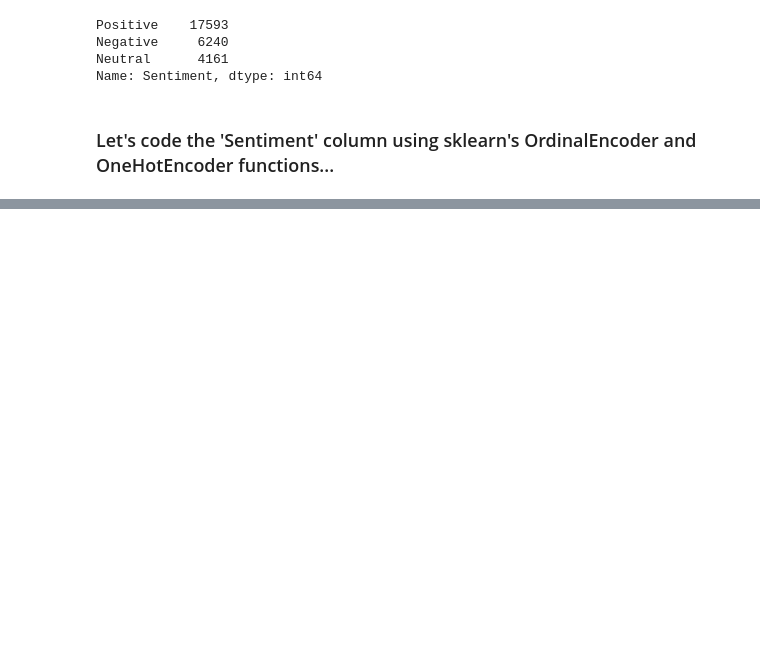
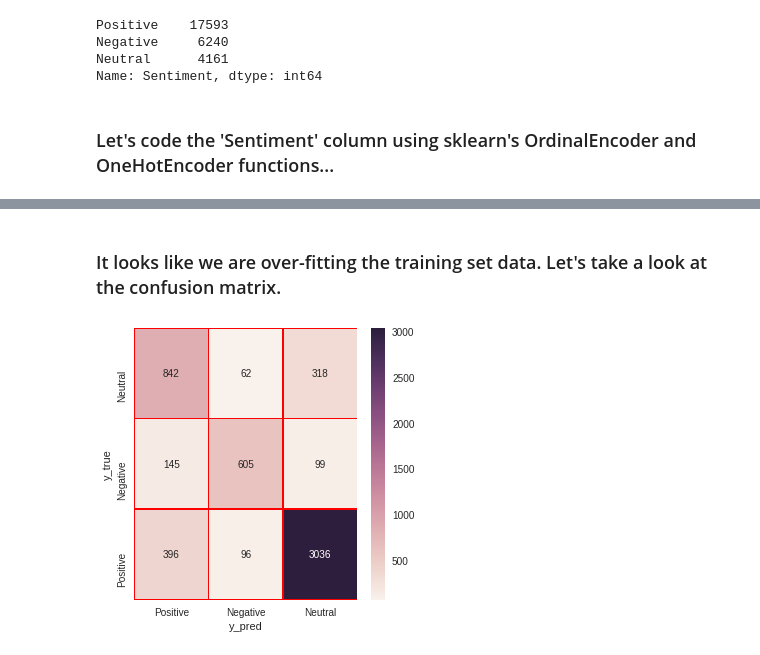
Before and after one commit to ROARMarketingConcepts/Machine-Learning-Projects, a Jupyter notebook: Google_PlayStore_Apps_Analysis.ipynb, the cells around one changed output, grey strips where cells are left out. Saved outputs shown, nothing was run; the diff lists cells and outputs as text; code cells hidden in the pictures; blank space fills up the shorter version.

```diff
--- a/Google_PlayStore_Apps_Analysis.ipynb
+++ b/Google_PlayStore_Apps_Analysis.ipynb
@@ -199,4 +145,4 @@ sentiment_coded = ordinal_encoder.fit_transform(sentiment)
 
 encoder = OneHotEncoder(categories='auto')
 sentiment_1hot_encoded = encoder.fit_transform(sentiment_coded.reshape(-1,1))
-sentiment_1hot_encoded.toarray()
+sentiment_1hot_encoded = sentiment_1hot_encoded.toarray()
@@ -211,3 +262,24 @@ array([[0., 0., 1.],
+# %% [markdown]
+### It looks like we are over-fitting the training set data.  Let's take a look at the confusion matrix.
+# %%
+y_pred = random_forest.predict(x_test)
+y_pred = y_pred.argmax(axis=1)
+y_true = y_test.argmax(axis=1)
+
+from sklearn.metrics import confusion_matrix
+import seaborn as sns
+
+names=["Positive","Negative","Neutral"]
+cm=confusion_matrix(y_true,y_pred)
+f,ax=plt.subplots(figsize=(5,5))
+sns.heatmap(cm,annot=True,linewidth=.5,linecolor="r",fmt=".0f",ax=ax)
+plt.xlabel("y_pred")
+plt.ylabel("y_true")
+ax.set_xticklabels(names)
+ax.set_yticklabels(names)
+plt.show()
+# %% [output]
+[figure, added]
 # %%
 sentiment_analysis = merged.groupby(['App','Rating','Installs'])['Sentiment_Polarity','Sentiment_Subjectivity'].mean().reset_index()
 sentiment_analysis = sentiment_analysis[(sentiment_analysis.Sentiment_Polarity > 0.5) & (sentiment_analysis.Sentiment_Subjectivity > 0.5)]
```
Also changed, not shown: parts of 29 cells of this notebook.
